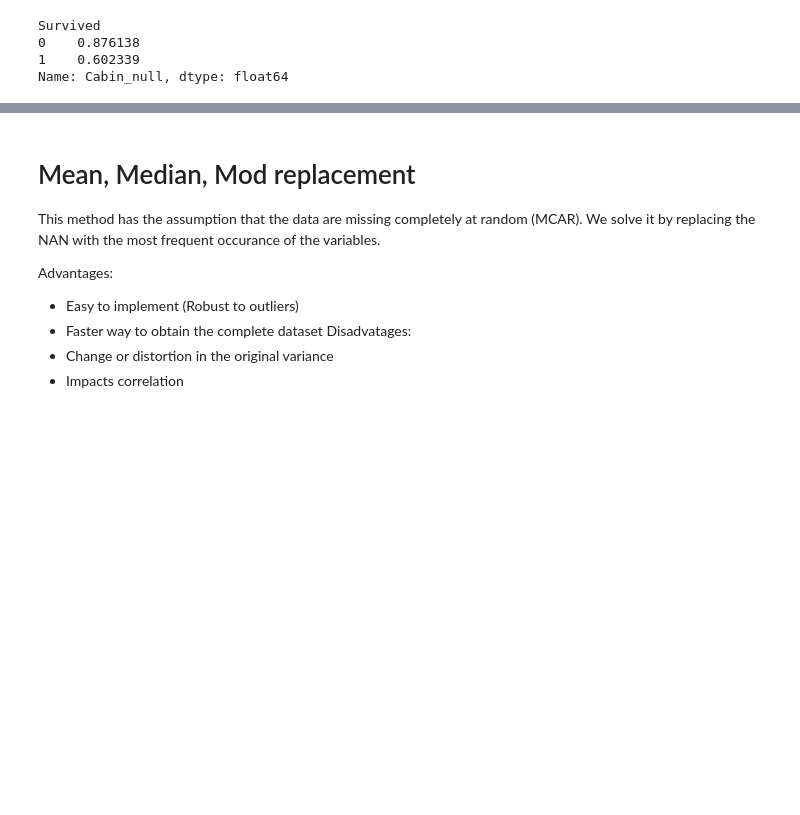
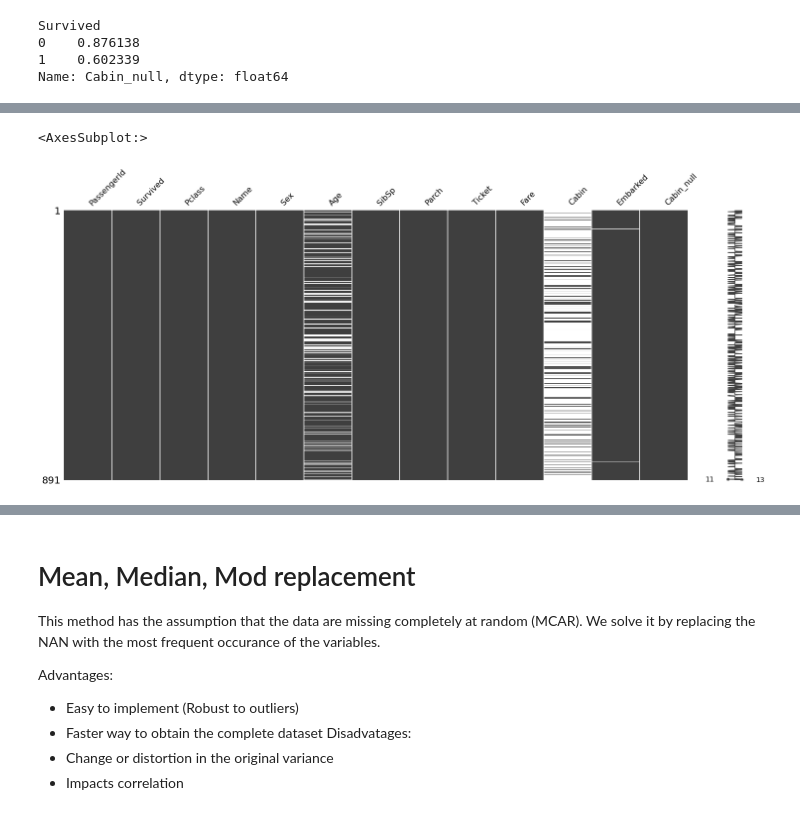
Before and after one commit to behzad89/SQL_GDAL_Commnds, a Jupyter notebook: ML_codes/Handling_Missing_Values.ipynb, the cells around one changed output, grey strips where cells are left out. Saved outputs shown, nothing was run; the diff lists cells and outputs as text; code cells hidden in the pictures; blank space fills up the shorter version.

```diff
--- a/ML_codes/Handling_Missing_Values.ipynb
+++ b/ML_codes/Handling_Missing_Values.ipynb
@@ -80,0 +91,5 @@ Name: Cabin_null, dtype: float64
+# %%
+msno.matrix(data)
+# %% [output]
+<AxesSubplot:>
+[figure, added]
```
Also changed, not shown: parts of 31 cells of this notebook.
